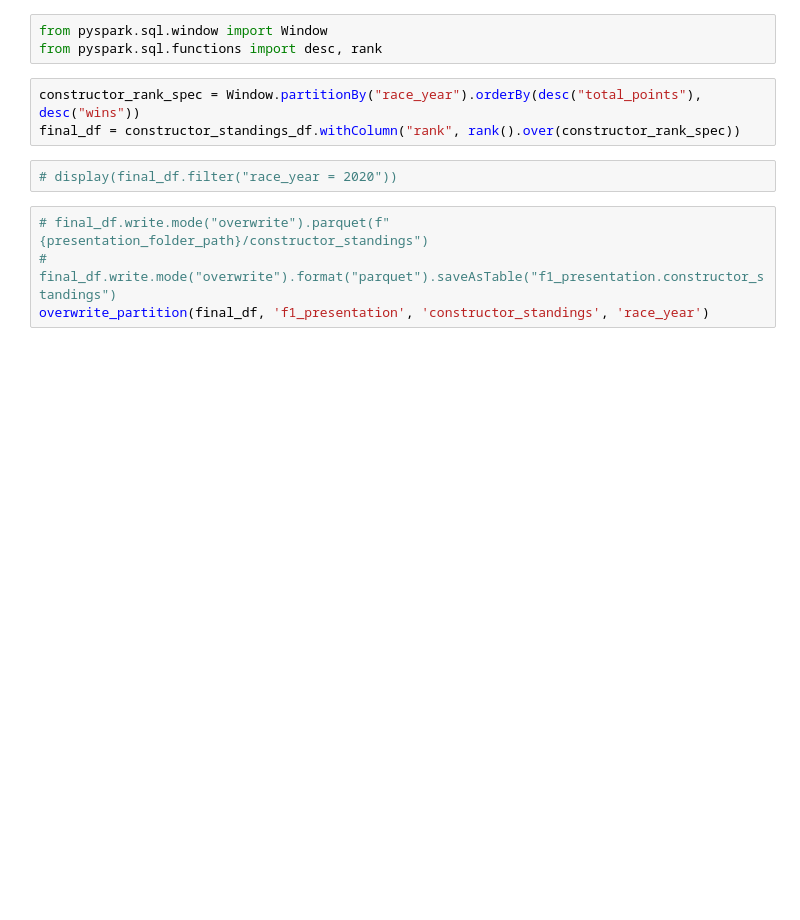
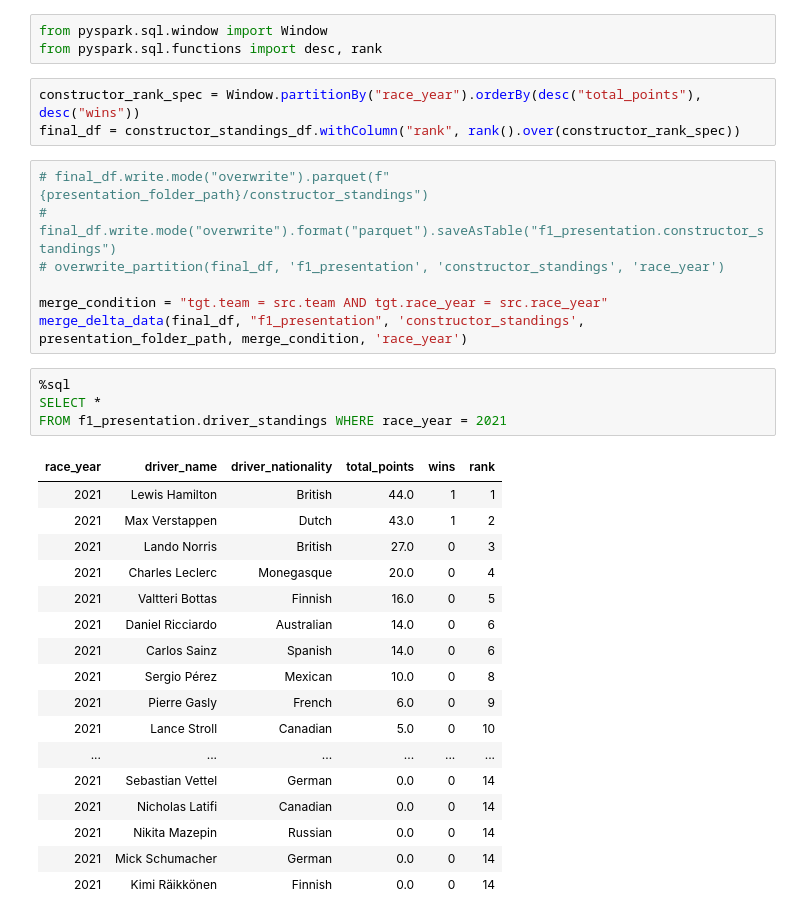
Before and after one commit to gil612/AzureDatabricks-SparkForDataEngineers, a Jupyter notebook: trans/3.constructor_standings.ipynb, the cells around one changed output. Drawn from its saved outputs; the diff is of its cells as text; blank space fills up the shorter version.

Commit message:
Delta lake 3

```diff
--- a/trans/3.constructor_standings.ipynb
+++ b/trans/3.constructor_standings.ipynb
@@ -29,9 +47,32 @@ from pyspark.sql.functions import desc, rank
 # %%
 constructor_rank_spec = Window.partitionBy("race_year").orderBy(desc("total_points"), desc("wins"))
 final_df = constructor_standings_df.withColumn("rank", rank().over(constructor_rank_spec))
-# %%
-# display(final_df.filter("race_year = 2020"))
 # %%
 # final_df.write.mode("overwrite").parquet(f"{presentation_folder_path}/constructor_standings")
 # final_df.write.mode("overwrite").format("parquet").saveAsTable("f1_presentation.constructor_standings")
-overwrite_partition(final_df, 'f1_presentation', 'constructor_standings', 'race_year')
+# overwrite_partition(final_df, 'f1_presentation', 'constructor_standings', 'race_year')
+
+merge_condition = "tgt.team = src.team AND tgt.race_year = src.race_year"
+merge_delta_data(final_df, "f1_presentation", 'constructor_standings', presentation_folder_path, merge_condition, 'race_year')
+# %%
+%sql
+SELECT *
+FROM f1_presentation.driver_standings WHERE race_year = 2021
+# %% [output]
+| race_year | driver_name | driver_nationality | total_points | wins | rank |
+| 2021 | Lewis Hamilton | British | 44.0 | 1 | 1 |
+| 2021 | Max Verstappen | Dutch | 43.0 | 1 | 2 |
+| 2021 | Lando Norris | British | 27.0 | 0 | 3 |
+| 2021 | Charles Leclerc | Monegasque | 20.0 | 0 | 4 |
+| 2021 | Valtteri Bottas | Finnish | 16.0 | 0 | 5 |
+| 2021 | Daniel Ricciardo | Australian | 14.0 | 0 | 6 |
+| 2021 | Carlos Sainz | Spanish | 14.0 | 0 | 6 |
+| 2021 | Sergio Pérez | Mexican | 10.0 | 0 | 8 |
+| 2021 | Pierre Gasly | French | 6.0 | 0 | 9 |
+| 2021 | Lance Stroll | Canadian | 5.0 | 0 | 10 |
+| ... | ... | ... | ... | ... | ... |
+| 2021 | Sebastian Vettel | German | 0.0 | 0 | 14 |
+| 2021 | Nicholas Latifi | Canadian | 0.0 | 0 | 14 |
+| 2021 | Nikita Mazepin | Russian | 0.0 | 0 | 14 |
+| 2021 | Mick Schumacher | German | 0.0 | 0 | 14 |
+| 2021 | Kimi Räikkönen | Finnish | 0.0 | 0 | 14 |
```
Also changed, not shown: parts of 4 cells of this notebook, 20 other files.
